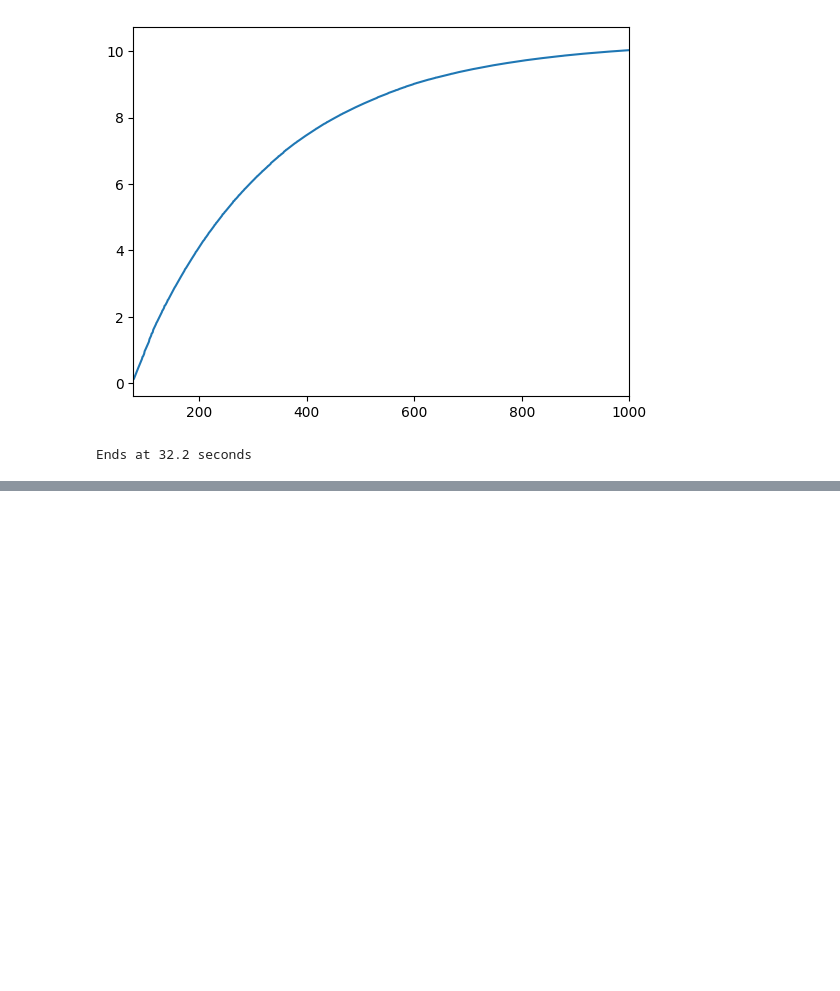
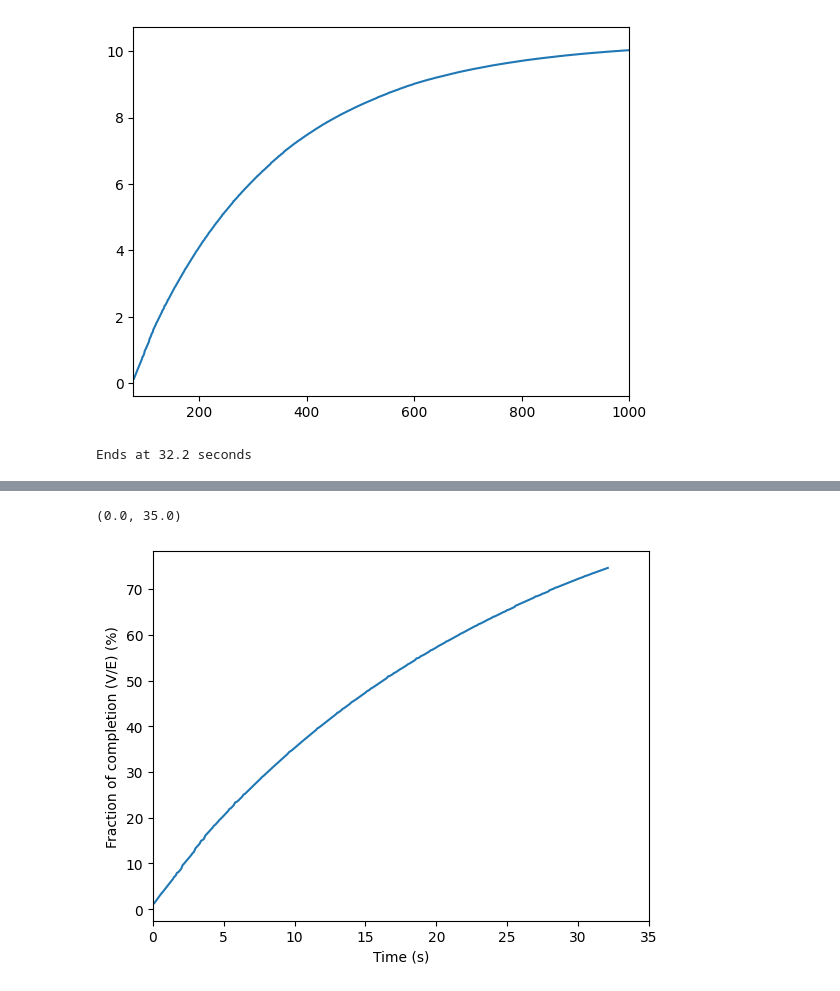
Before and after one commit to EP-Shark/MET4400C_Ins-obs_labs, a Jupyter notebook: Labs/lab_2_files/Full_lab2.ipynb, the cells around one changed output, grey strips where cells are left out. Saved outputs shown, nothing was run; the diff lists cells and outputs as text; code cells hidden in the pictures; blank space fills up the shorter version.

```diff
--- a/Labs/lab_2_files/Full_lab2.ipynb
+++ b/Labs/lab_2_files/Full_lab2.ipynb
@@ -75,0 +108,13 @@ Ends at 32.2 seconds
+# %%
+# Set excitation voltage to E as maxiumum voltage reached by capacitor
+E = 10 #Maximum voltage reached by capacitor
+# %%
+# Calculate the fraction of completion as V/E, starting at t = 0
+f= vRC[i0:i1] / E * 100
+plt.plot(t,f)
+plt.xlabel('Time (s)')
+plt.ylabel('Fraction of completion (V/E) (%)')
+plt.xlim(0, 35)
+# %% [output]
+(0.0, 35.0)
+[figure, added]
```
Also changed, not shown: parts of 19 cells of this notebook, 3 other files.
